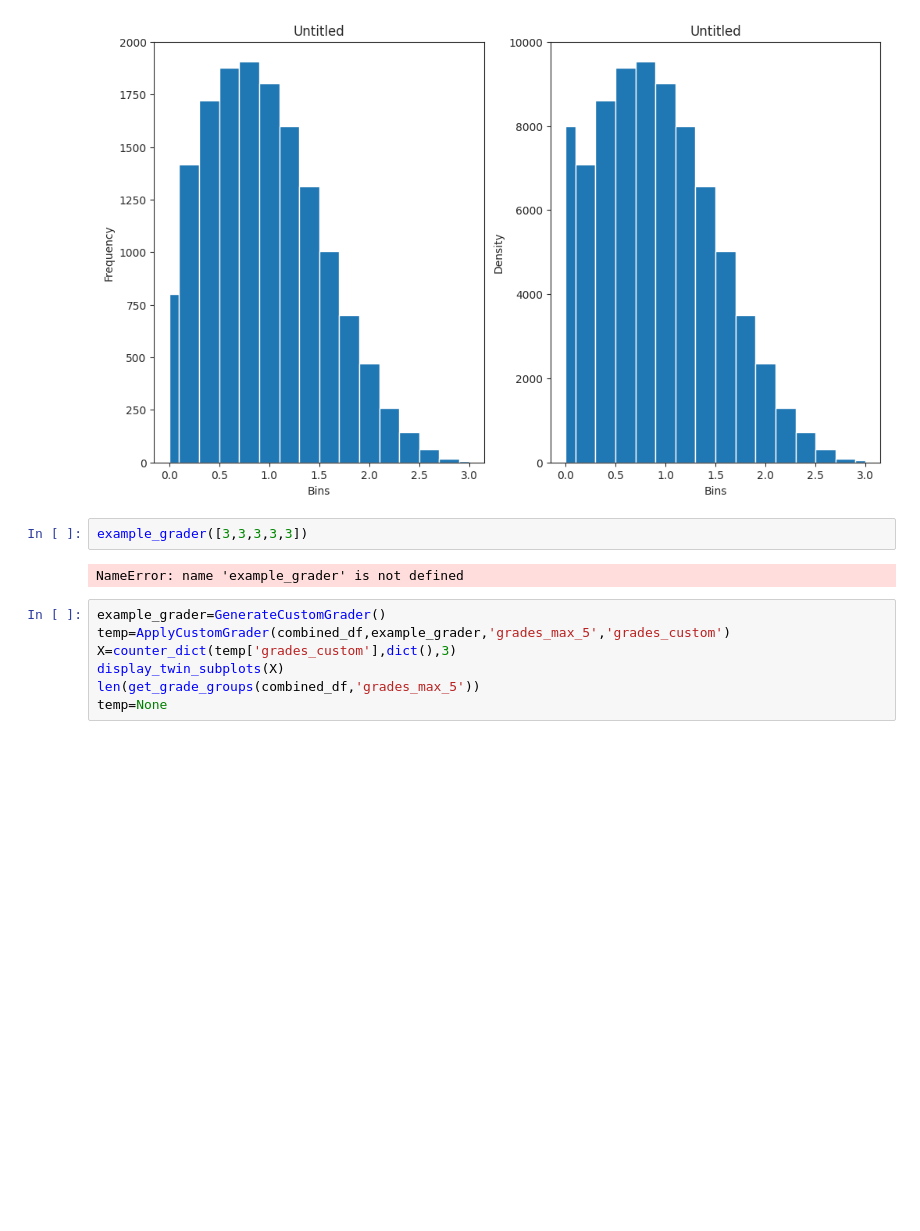
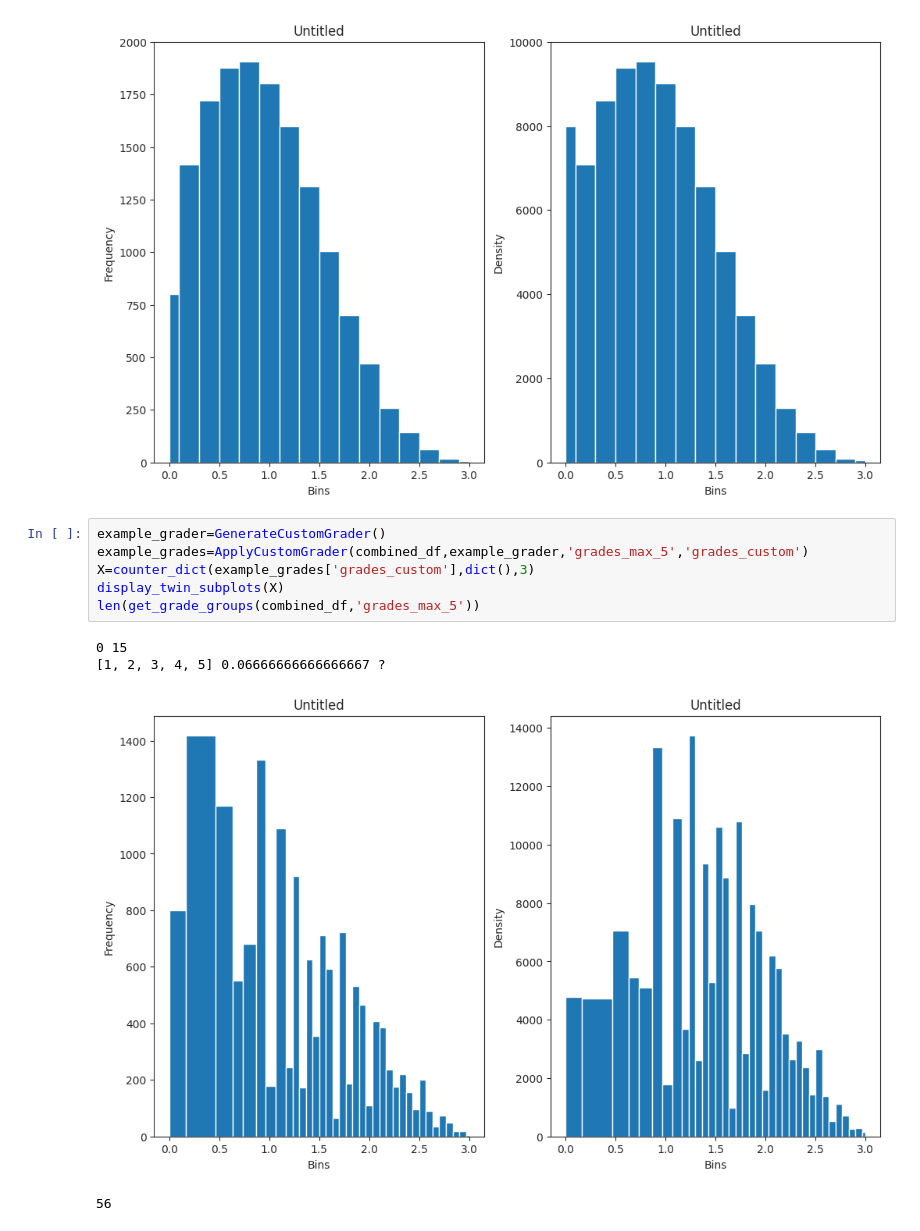
Before and after one commit to Dorijan-Cirkveni/tar-project, a Jupyter notebook: data_visualisation.ipynb, the cells around one changed output. Cells and saved outputs as stored; diff of their text form; blank space fills up the shorter version.

```diff
--- a/data_visualisation.ipynb
+++ b/data_visualisation.ipynb
@@ -637,14 +637,14 @@ X=counter_dict(combined_df['5_mean'],dict(),3)
 display_twin_subplots(X)
 # %% [output]
 [figure]
-# %%
-example_grader([3,3,3,3,3])
-# %% [output]
-NameError: name 'example_grader' is not defined
 # %%
 example_grader=GenerateCustomGrader()
-temp=ApplyCustomGrader(combined_df,example_grader,'grades_max_5','grades_custom')
-X=counter_dict(temp['grades_custom'],dict(),3)
+example_grades=ApplyCustomGrader(combined_df,example_grader,'grades_max_5','grades_custom')
+X=counter_dict(example_grades['grades_custom'],dict(),3)
 display_twin_subplots(X)
 len(get_grade_groups(combined_df,'grades_max_5'))
-temp=None
+# %% [output]
+0 15
+[1, 2, 3, 4, 5] 0.06666666666666667 ?
+[figure, added]
+56
```
Also changed, not shown: parts of 3 cells of this notebook.
